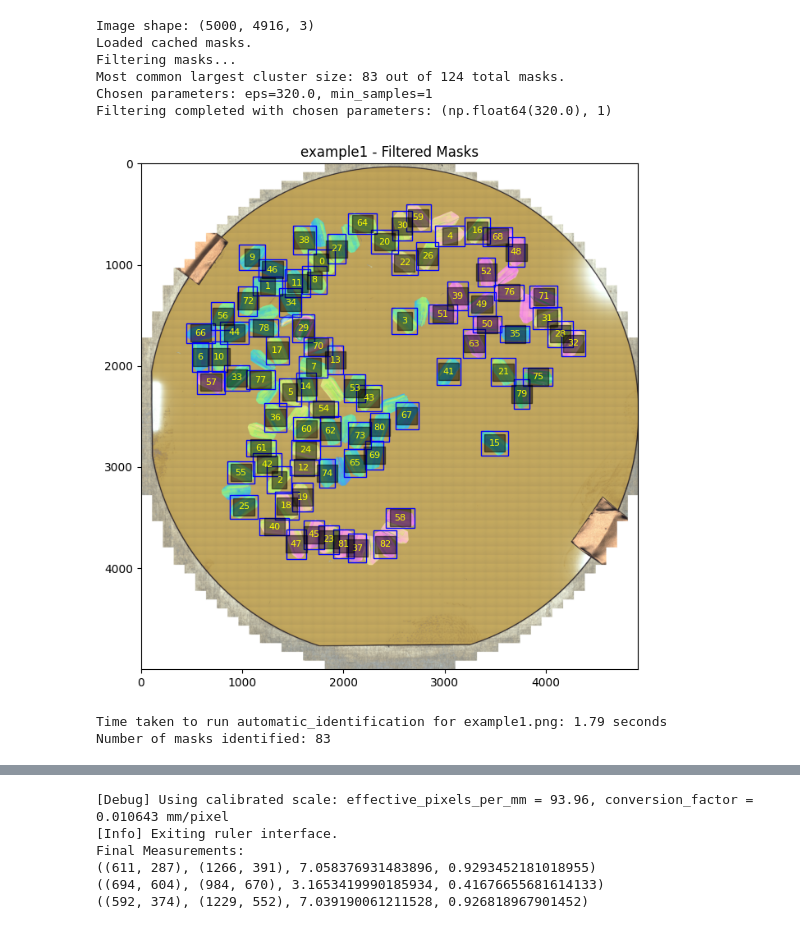
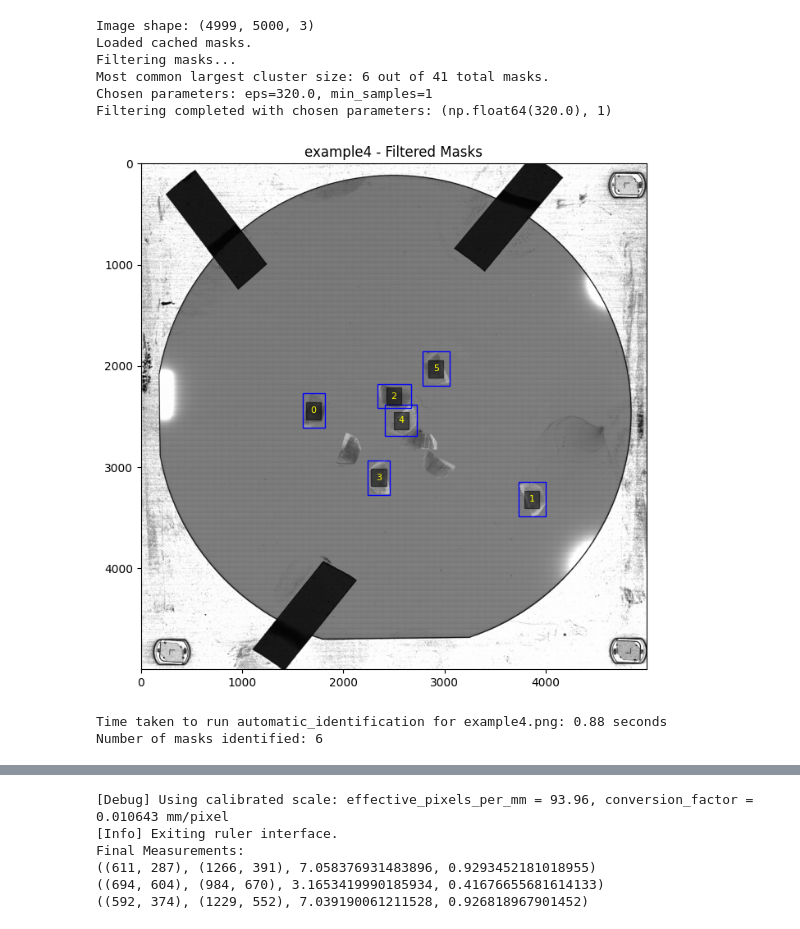
Before and after one commit to fredericoaraujopt/section_identification, a Jupyter notebook: demo.ipynb, the cells around one changed output, grey strips where cells are left out. Saved outputs shown, nothing was run; the diff lists cells and outputs as text; code cells hidden in the pictures.

```diff
--- a/demo.ipynb
+++ b/demo.ipynb
@@ -17,18 +17,18 @@ example4 = package_path / "images/example4.png"
 checkpoint = package_path.parents[0] / "checkpoint/sam_vit_h_4b8939.pth"
 # %%
 # Write filtering=True to only identify sections
-masks = automatic_identification(example1, checkpoint=checkpoint, compress=False, apply_filtering=True)
+masks = automatic_identification(example4, checkpoint=checkpoint, compress=False, apply_filtering=True, visualize=True)
 print(f"Number of masks identified: {len(masks)}")
 # %% [output]
-Image shape: (5000, 4916, 3)
+Image shape: (4999, 5000, 3)
 Loaded cached masks.
 Filtering masks...
-Most common largest cluster size: 83 out of 124 total masks.
+Most common largest cluster size: 6 out of 41 total masks.
 Chosen parameters: eps=320.0, min_samples=1
 Filtering completed with chosen parameters: (np.float64(320.0), 1)
-[figure, old version]
+[figure, new version]
-Time taken to run automatic_identification for example1.png: 1.79 seconds
-Number of masks identified: 83
+Time taken to run automatic_identification for example4.png: 0.88 seconds
+Number of masks identified: 6
 # %%
 from section_identification.interactive import run_sam_interactive
 
```
Also changed, not shown: parts of 2 cells of this notebook, 20 other files.
